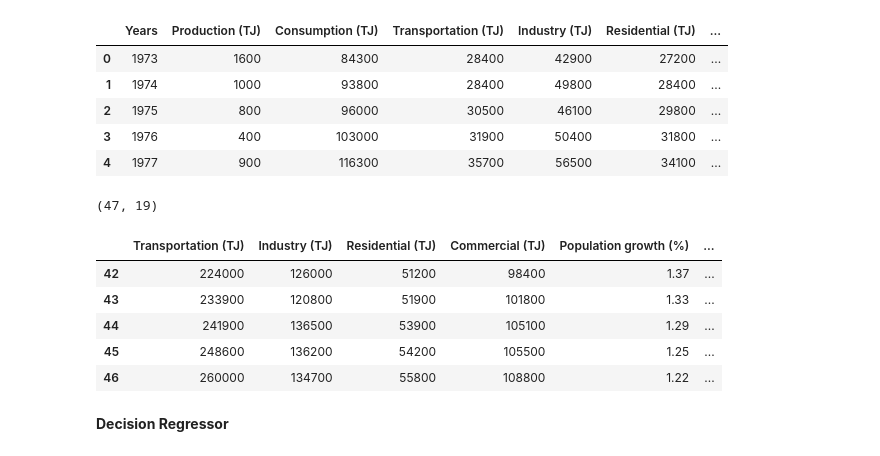
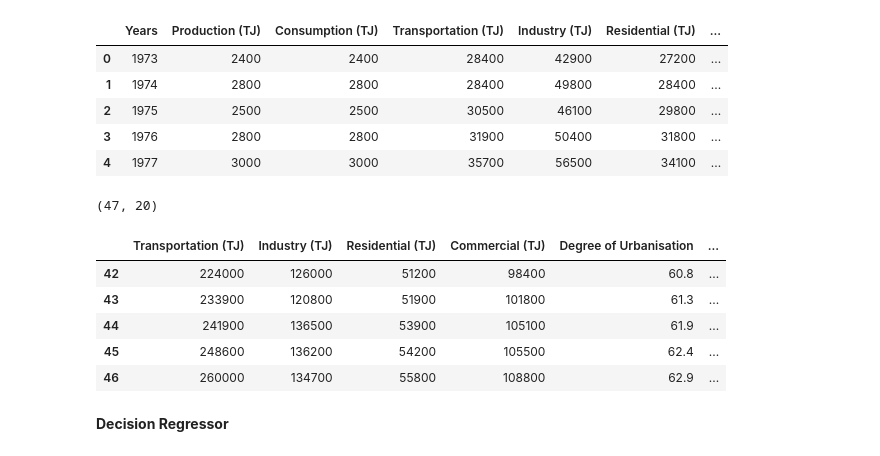
Before and after one commit to ELALAY/Morocco-Energy-Consumption-Production-Prediction, a Jupyter notebook: Gas Production Prediction - Research.ipynb, the cells around one changed output. Cells and saved outputs as stored; diff of their text form; code cells hidden in the pictures.

```diff
--- a/Gas Production Prediction - Research.ipynb
+++ b/Gas Production Prediction - Research.ipynb
@@ -4,31 +4,31 @@ import pandas as pd
 # %%
 #drive.mount('/content/drive')
 # %%
-df = pd.read_csv('Oil Factors.csv', header=1)
+df = pd.read_csv('Gas Factors.csv', header=1)
 df.head()
 # %% [output]
 |  | Years | Production (TJ) | Consumption (TJ) | Transportation (TJ) | Industry (TJ) | Residential (TJ) | ... |
-| 0 | 1973 | 1600 | 84300 | 28400 | 42900 | 27200 | ... |
-| 1 | 1974 | 1000 | 93800 | 28400 | 49800 | 28400 | ... |
-| 2 | 1975 | 800 | 96000 | 30500 | 46100 | 29800 | ... |
-| 3 | 1976 | 400 | 103000 | 31900 | 50400 | 31800 | ... |
-| 4 | 1977 | 900 | 116300 | 35700 | 56500 | 34100 | ... |
+| 0 | 1973 | 2400 | 2400 | 28400 | 42900 | 27200 | ... |
+| 1 | 1974 | 2800 | 2800 | 28400 | 49800 | 28400 | ... |
+| 2 | 1975 | 2500 | 2500 | 30500 | 46100 | 29800 | ... |
+| 3 | 1976 | 2800 | 2800 | 31900 | 50400 | 31800 | ... |
+| 4 | 1977 | 3000 | 3000 | 35700 | 56500 | 34100 | ... |
 # %%
 df.shape
 # %% [output]
-(47, 19)
+(47, 20)
 # %%
 production = df['Production (TJ)']
 consumption = df['Consumption (TJ)']
 df1 = df.drop(columns=['Years', 'Production (TJ)', 'Consumption (TJ)'])
 df1.tail()
 # %% [output]
-|  | Transportation (TJ) | Industry (TJ) | Residential (TJ) | Commercial (TJ) | Population growth (%) | ... |
-| 42 | 224000 | 126000 | 51200 | 98400 | 1.37 | ... |
-| 43 | 233900 | 120800 | 51900 | 101800 | 1.33 | ... |
-| 44 | 241900 | 136500 | 53900 | 105100 | 1.29 | ... |
-| 45 | 248600 | 136200 | 54200 | 105500 | 1.25 | ... |
-| 46 | 260000 | 134700 | 55800 | 108800 | 1.22 | ... |
+|  | Transportation (TJ) | Industry (TJ) | Residential (TJ) | Commercial (TJ) | Degree of Urbanisation | ... |
+| 42 | 224000 | 126000 | 51200 | 98400 | 60.8 | ... |
+| 43 | 233900 | 120800 | 51900 | 101800 | 61.3 | ... |
+| 44 | 241900 | 136500 | 53900 | 105100 | 61.9 | ... |
+| 45 | 248600 | 136200 | 54200 | 105500 | 62.4 | ... |
+| 46 | 260000 | 134700 | 55800 | 108800 | 62.9 | ... |
 # %%
 from sklearn.model_selection import train_test_split
 from sklearn.linear_model import LogisticRegression
```
Also changed, not shown: parts of 6 cells of this notebook, 1 other file.
